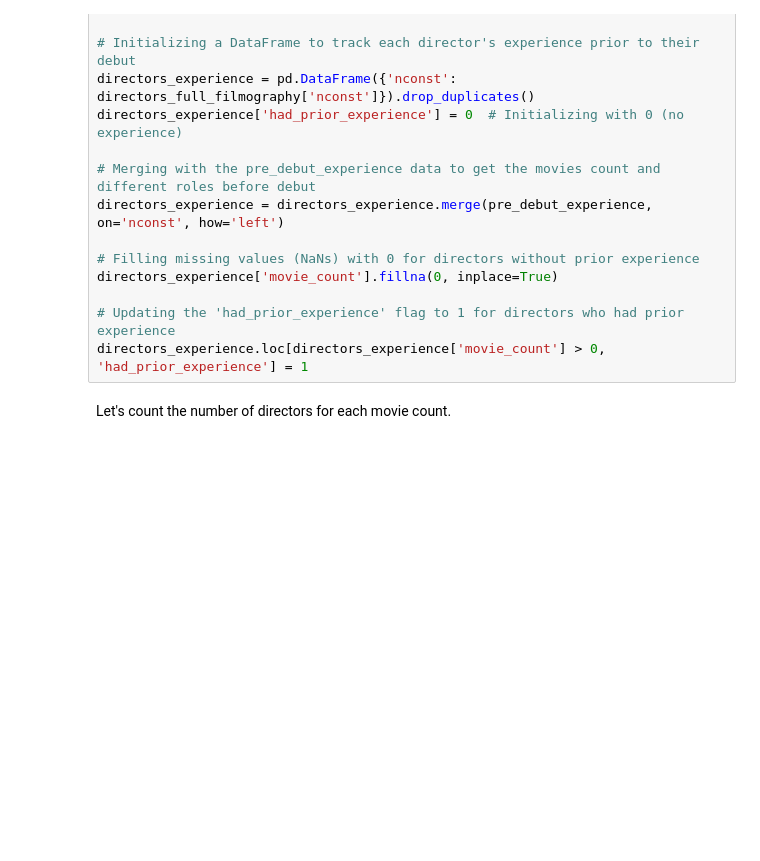
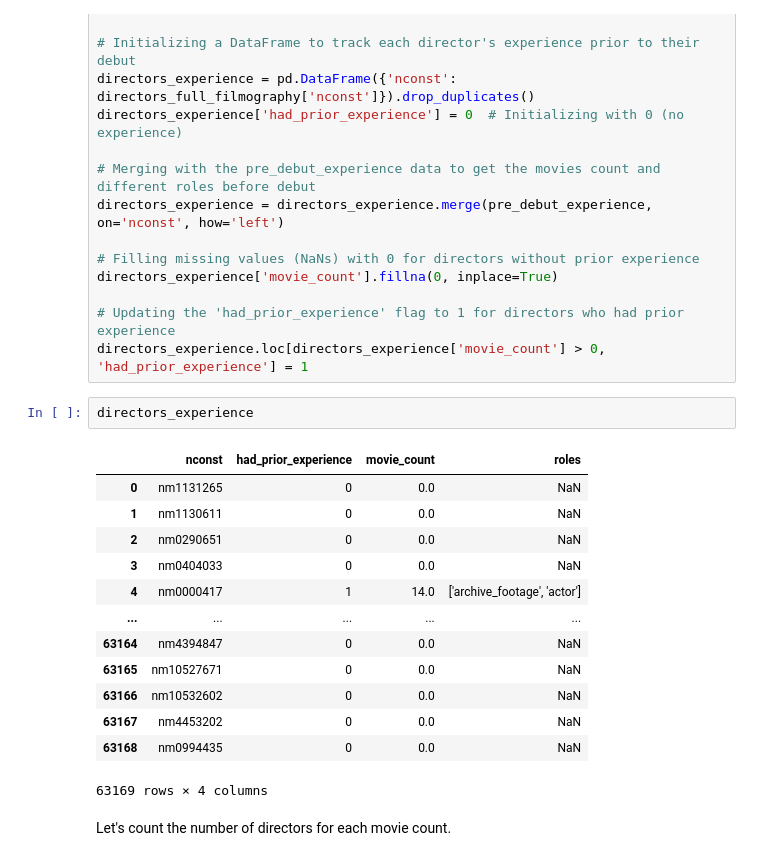
Before and after one commit to nhunguyen0901/SocialNetworks_CareerLongevity, a Jupyter notebook: Phase_1_Tracking_Movie_Directors_Career.ipynb, the cells around one changed output. Saved outputs shown, nothing was run; the diff lists cells and outputs as text; blank space fills up the shorter version.

```diff
--- a/Phase_1_Tracking_Movie_Directors_Career.ipynb
+++ b/Phase_1_Tracking_Movie_Directors_Career.ipynb
@@ -659,6 +664,22 @@ directors_experience['movie_count'].fillna(0, inplace=True)
 
 # Updating the 'had_prior_experience' flag to 1 for directors who had prior experience
 directors_experience.loc[directors_experience['movie_count'] > 0, 'had_prior_experience'] = 1
+# %%
+directors_experience
+# %% [output]
+|  | nconst | had_prior_experience | movie_count | roles |
+| 0 | nm1131265 | 0 | 0.0 | NaN |
+| 1 | nm1130611 | 0 | 0.0 | NaN |
+| 2 | nm0290651 | 0 | 0.0 | NaN |
+| 3 | nm0404033 | 0 | 0.0 | NaN |
+| 4 | nm0000417 | 1 | 14.0 | ['archive_footage', 'actor'] |
+| ... | ... | ... | ... | ... |
+| 63164 | nm4394847 | 0 | 0.0 | NaN |
+| 63165 | nm10527671 | 0 | 0.0 | NaN |
+| 63166 | nm10532602 | 0 | 0.0 | NaN |
+| 63167 | nm4453202 | 0 | 0.0 | NaN |
+| 63168 | nm0994435 | 0 | 0.0 | NaN |
+63169 rows × 4 columns
 # %% [markdown]
 Let's count the number of directors for each movie count.
 # %%
```
Also changed, not shown: parts of 46 cells of this notebook, 1 other file.
